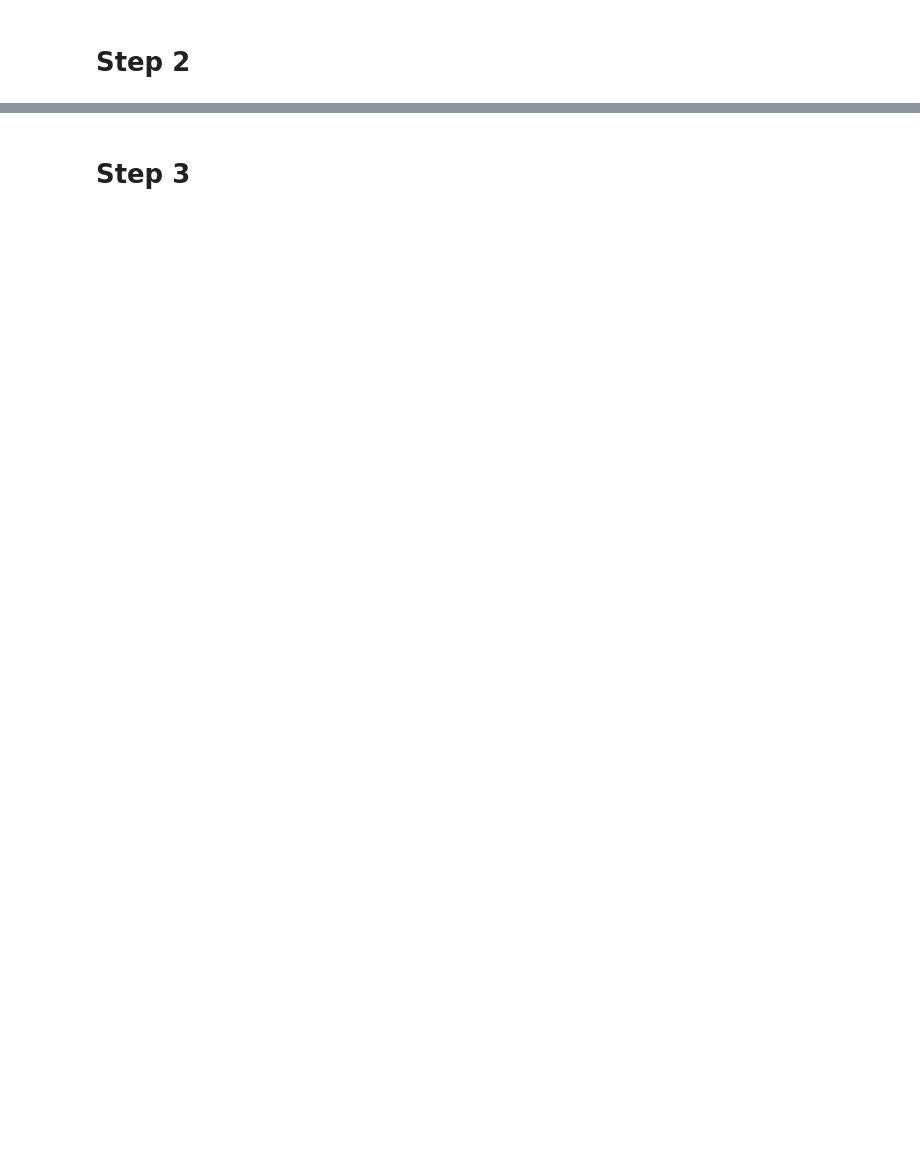
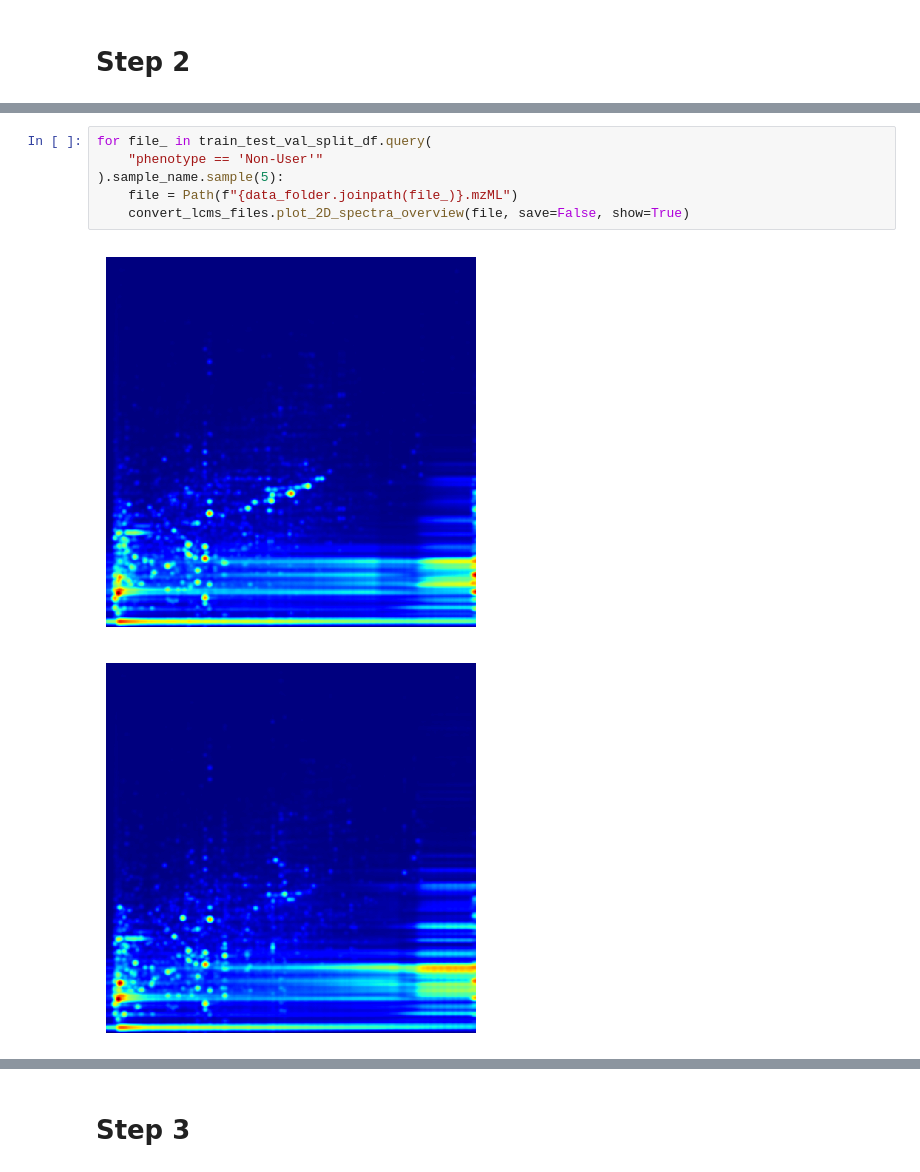
Before and after one commit to adamcseresznye/DeepLCMS, a Jupyter notebook: notebooks/NB2_ACS_Convert_mzML_to_images_pipeline.ipynb, the cells around one changed output, grey strips where cells are left out. Saved outputs shown, nothing was run; the diff lists cells and outputs as text; blank space fills up the shorter version.

```diff
--- a/notebooks/NB2_ACS_Convert_mzML_to_images_pipeline.ipynb
+++ b/notebooks/NB2_ACS_Convert_mzML_to_images_pipeline.ipynb
@@ -79,0 +92,9 @@ for file_ in train_test_val_split_df.query(
+# %%
+for file_ in train_test_val_split_df.query(
+    "phenotype == 'Non-User'"
+).sample_name.sample(5):
+    file = Path(f"{data_folder.joinpath(file_)}.mzML")
+    convert_lcms_files.plot_2D_spectra_overview(file, save=False, show=True)
+# %% [output]
+[figure, added]
+[figure, added]
```
Also changed, not shown: parts of 9 cells of this notebook, 2 other files.
